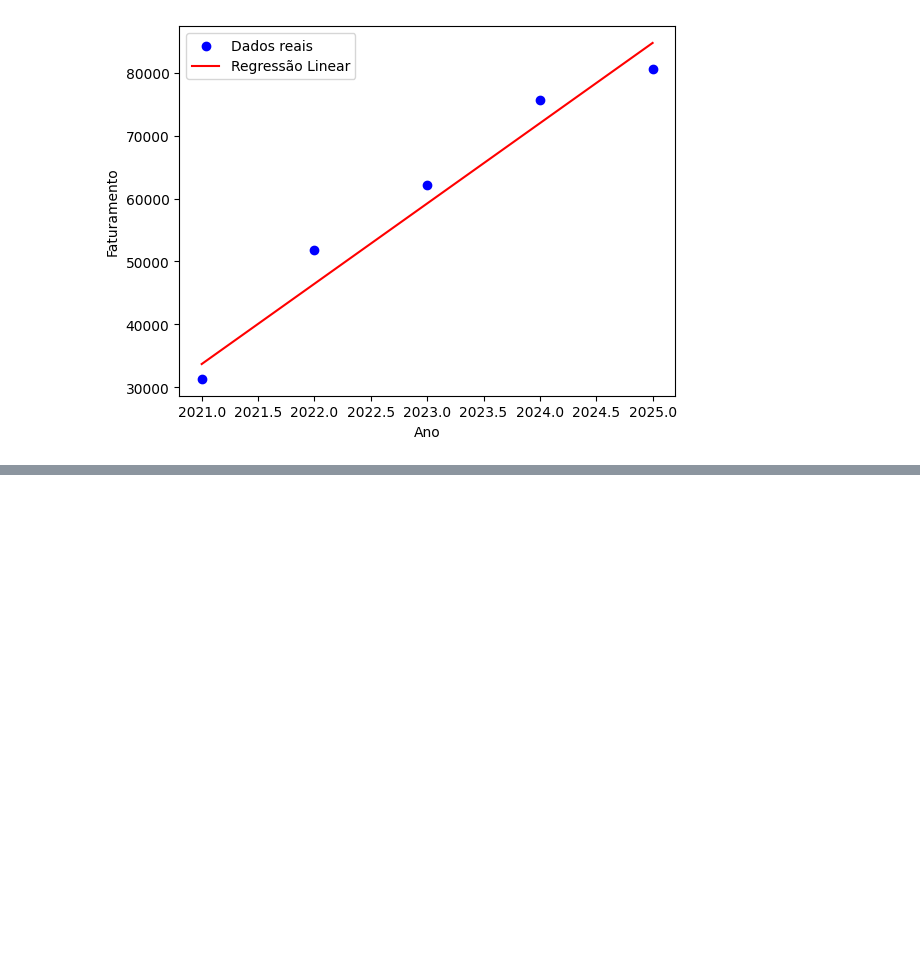
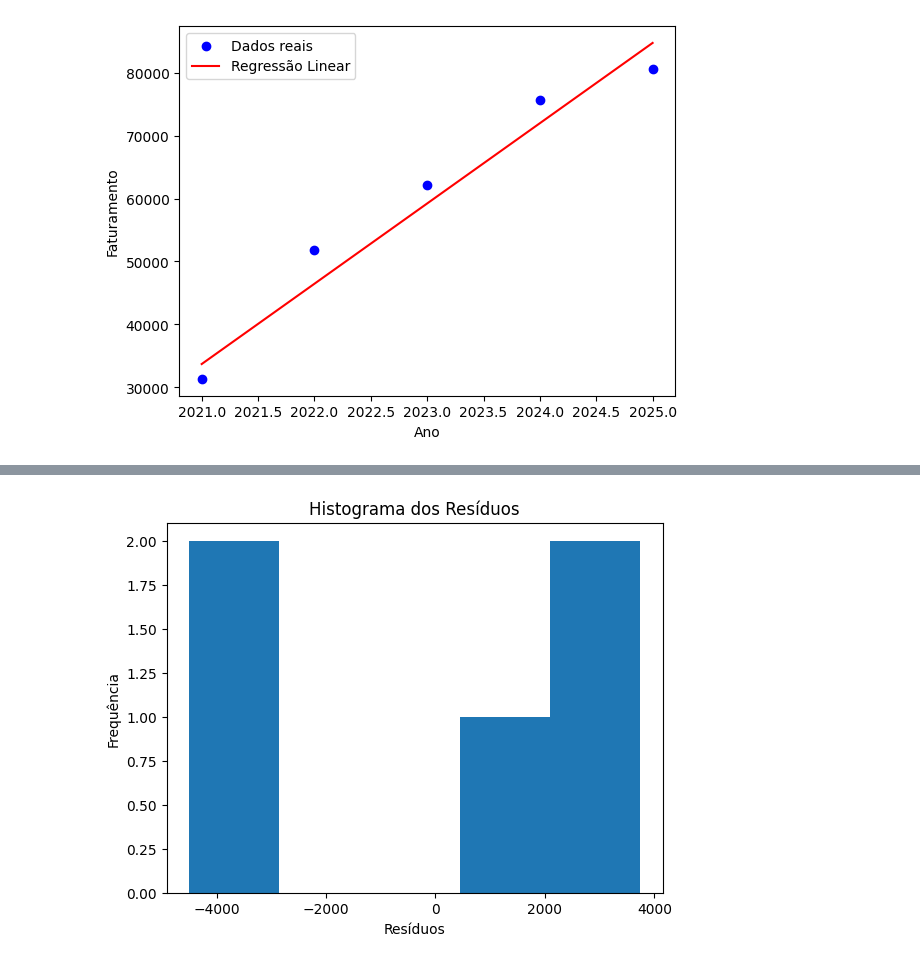
Before and after one commit to eldercamposds/TreinamentoModelosDeRegressao, a Jupyter notebook: previsão_faturamento.ipynb, the cells around one changed output, grey strips where cells are left out. Saved outputs shown, nothing was run; the diff lists cells and outputs as text; code cells hidden in the pictures; blank space fills up the shorter version.

```diff
--- a/previsão_faturamento.ipynb
+++ b/previsão_faturamento.ipynb
@@ -102,0 +133,4 @@ plt.show()
+# %%
+modelo = sm.ols(formula= "FATURAMENTO ~ ANO", data=df)
+modelo = modelo.fit()
+print(modelo.summary())
@@ -102,0 +155,9 @@ plt.show()
+# %%
+residuos = modelo.resid #residuos
+plt.hist(residuos, bins=5)
+plt.xlabel("Resíduos")
+plt.ylabel("Frequência")
+plt.title("Histograma dos Resíduos")
+plt.show()
+# %% [output]
+[figure, added]
```
Also changed, not shown: parts of 13 cells of this notebook.
